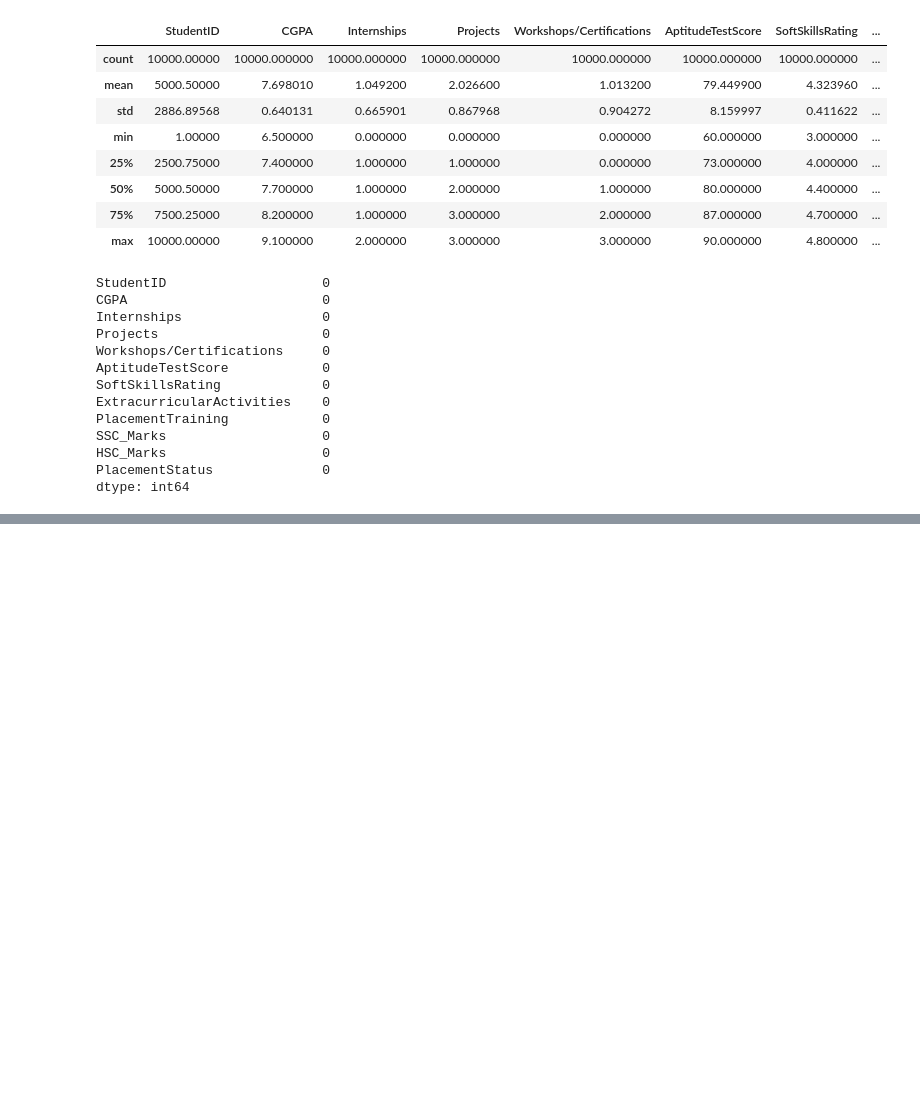
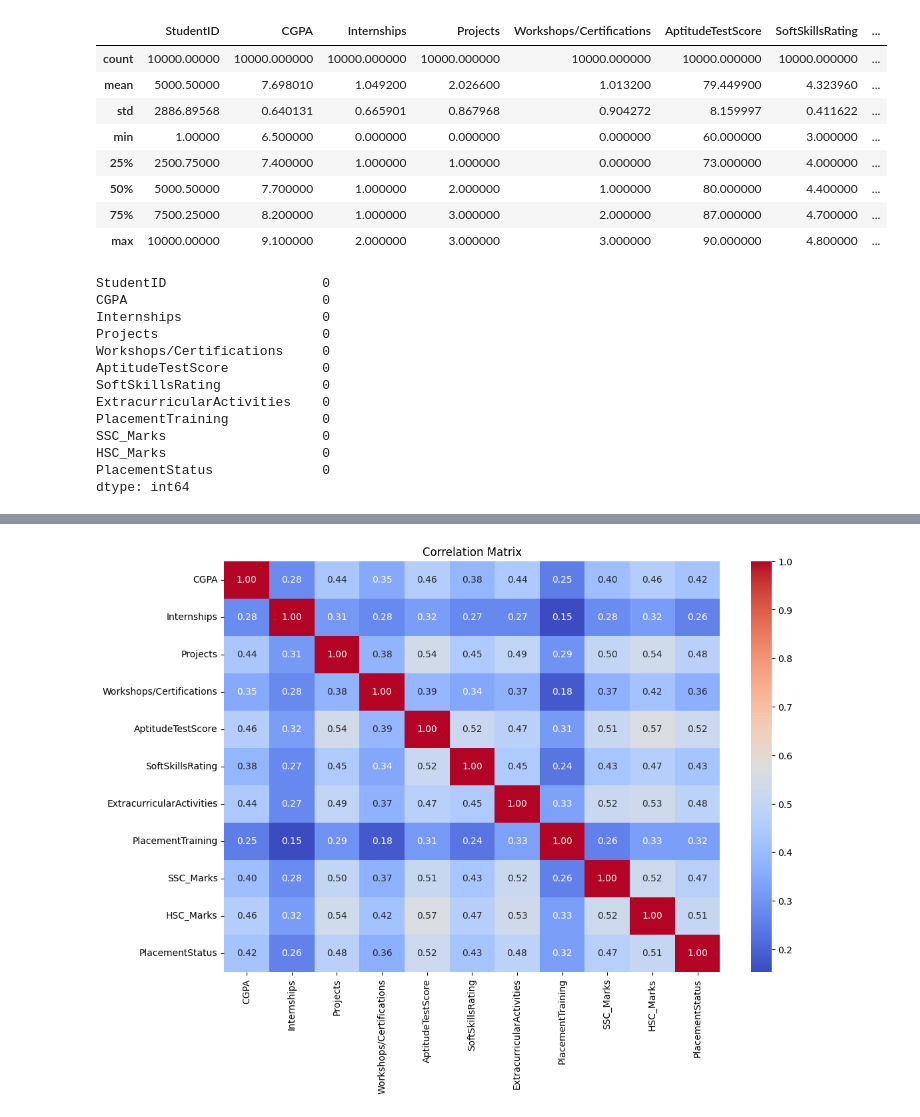
Before and after one commit to Parthtrivedi09/interview-chances-predictor, a Jupyter notebook: notebooks/01_data_exploration.ipynb, the cells around one changed output, grey strips where cells are left out. Cells and saved outputs as stored; diff of their text form; code cells hidden in the pictures; blank space fills up the shorter version.

```diff
--- a/notebooks/01_data_exploration.ipynb
+++ b/notebooks/01_data_exploration.ipynb
@@ -116,0 +277,3 @@ dtype: int64
+# %%
+num_df = df[features + [target]] #complete data
+num_df.head()
@@ -116,0 +287,12 @@ dtype: int64
+# %%
+#conversion of strings into data type otherwise our model wont understand yes no placed notplaced
+temp_df = num_df.copy()
+
+binary_map = {
+    "Yes": 1,
+    "No": 0,
+    "Placed": 1,
+    "NotPlaced": 0
+}
+
+temp_df = temp_df.replace(binary_map)
@@ -116,0 +304,4 @@ dtype: int64
+# %%
+#Compute Correlation Matrix (for the identification of the relationship with the target)
+corr_matrix = temp_df.corr()
+corr_matrix
@@ -116,0 +321,10 @@ dtype: int64
+# %%
+import seaborn as sns
+import matplotlib.pyplot as plt
+
+plt.figure(figsize=(12, 8))
+sns.heatmap(corr_matrix, annot=True, cmap="coolwarm", fmt=".2f")
+plt.title("Correlation Matrix")
+plt.show()
+# %% [output]
+[figure, added]
```
Also changed, not shown: parts of 23 cells of this notebook.
